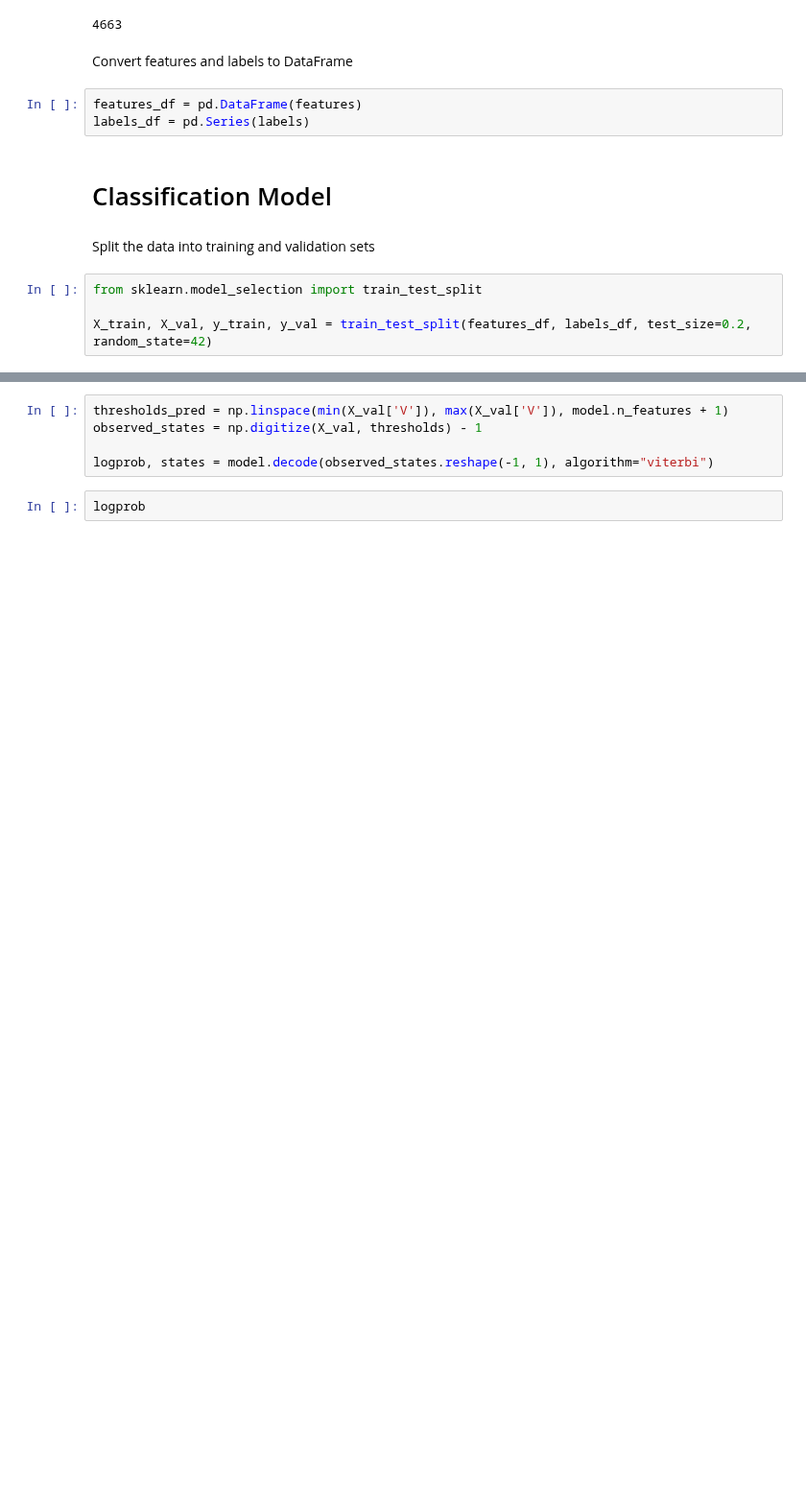
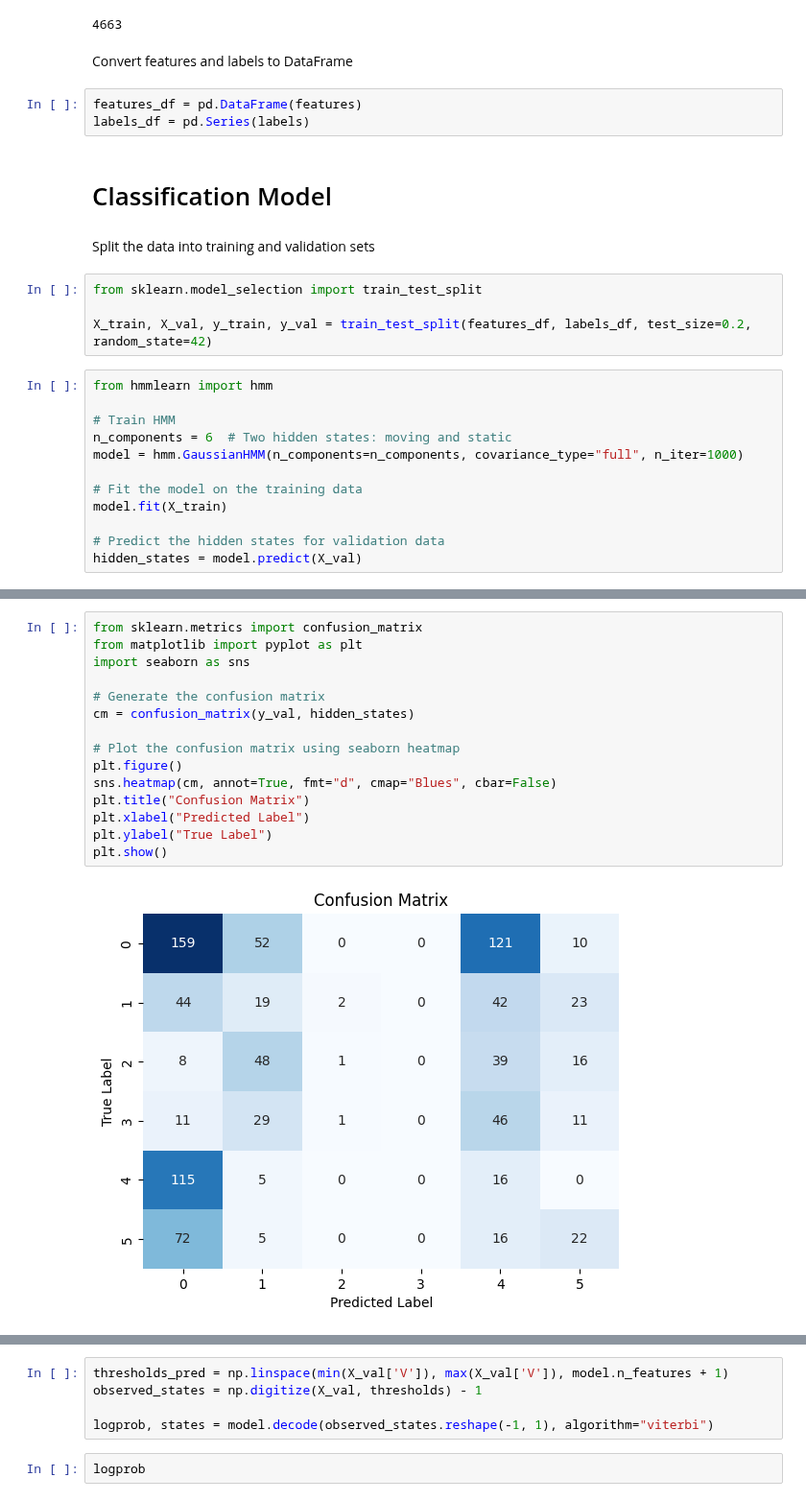
Before and after one commit to Wi-Protect/ML, a Jupyter notebook: Comparison/SIED/SIED.ipynb, the cells around one changed output, grey strips where cells are left out. Shown at 96% size. Cells and saved outputs as stored; diff of their text form; blank space fills up the shorter version.

```diff
--- a/Comparison/SIED/SIED.ipynb
+++ b/Comparison/SIED/SIED.ipynb
@@ -132,3 +136,15 @@ Split the data into training and validation sets
 from sklearn.model_selection import train_test_split
 
 X_train, X_val, y_train, y_val = train_test_split(features_df, labels_df, test_size=0.2, random_state=42)
+# %%
+from hmmlearn import hmm
+
+# Train HMM
+n_components = 6  # Two hidden states: moving and static
+model = hmm.GaussianHMM(n_components=n_components, covariance_type="full", n_iter=1000)
+
+# Fit the model on the training data
+model.fit(X_train)
+
+# Predict the hidden states for validation data
+hidden_states = model.predict(X_val)
@@ -135 +177,18 @@ X_train, X_val, y_train, y_val = train_test_split(features_df, labels_df, test_s
+# %%
+from sklearn.metrics import confusion_matrix
+from matplotlib import pyplot as plt
+import seaborn as sns
+
+# Generate the confusion matrix
+cm = confusion_matrix(y_val, hidden_states)
+
+# Plot the confusion matrix using seaborn heatmap
+plt.figure()
+sns.heatmap(cm, annot=True, fmt="d", cmap="Blues", cbar=False)
+plt.title("Confusion Matrix")
+plt.xlabel("Predicted Label")
+plt.ylabel("True Label")
+plt.show()
+# %% [output]
+[figure, added]
 # %%
```
Also changed, not shown: parts of 6 cells of this notebook, 2 other files.
